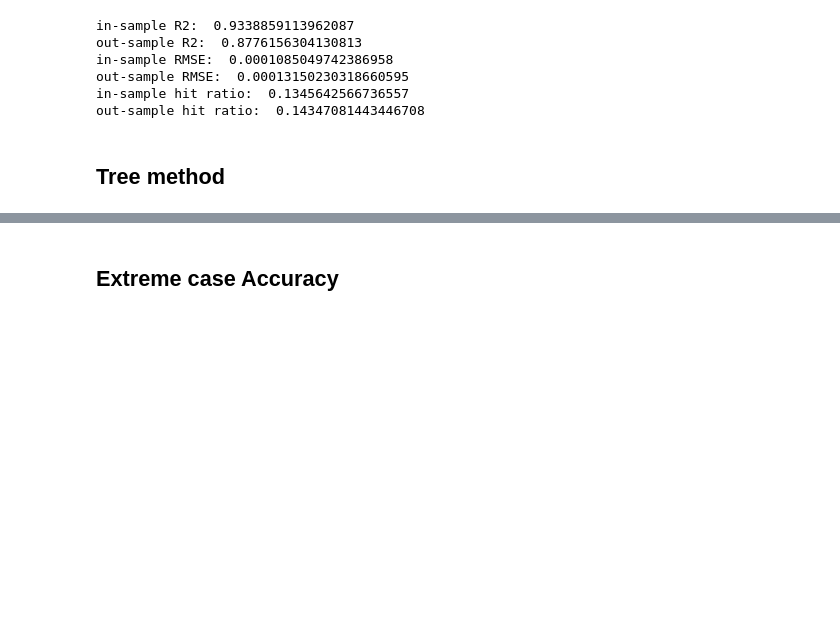
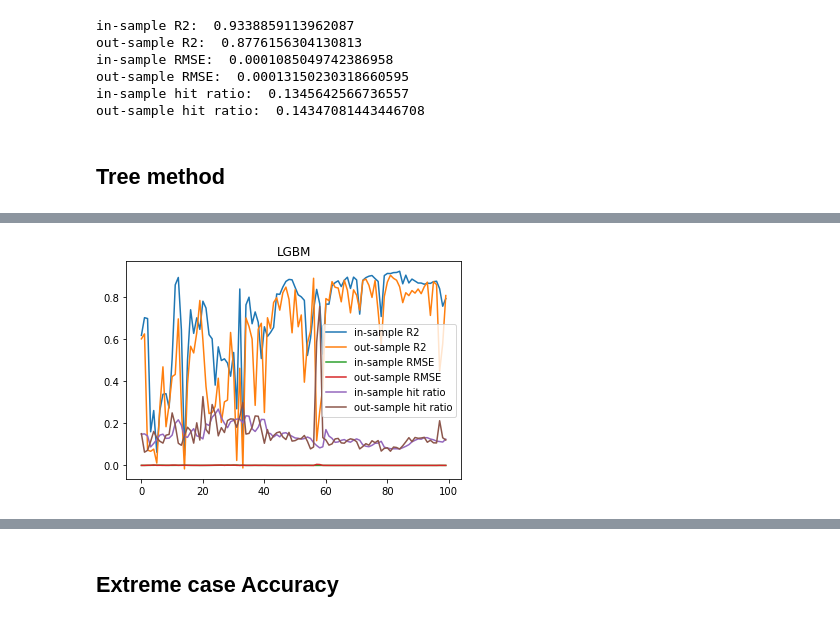
Before and after one commit to Jeremygaop/research-on-pair-trading, a Jupyter notebook: 4_predict_model.ipynb, the cells around one changed output, grey strips where cells are left out. Saved outputs shown, nothing was run; the diff lists cells and outputs as text; code cells hidden in the pictures; blank space fills up the shorter version.

```diff
--- a/4_predict_model.ipynb
+++ b/4_predict_model.ipynb
@@ -122,16 +121,72 @@ out-sample hit ratio:  0.14347081443446708
 # %% [markdown]
 ## Tree method
 # %%
-i = 0
+all_r2_in = []
+all_r2_out = []
+all_rmse_in = []
+all_rmse_out = []
+all_hit_ratio_in = []
+all_hit_ratio_out = []
+
 train_period = 3
-train_start_time = feature.index >= pd.to_datetime(str(day_list[i]) + ' 09:00:00.000', format = '%Y/%m/%d %H:%M:%S.%f')
-train_end_time = feature.index < pd.to_datetime(str(day_list[i + train_period - 1]) + ' 13:30:00.000', format = '%Y/%m/%d %H:%M:%S.%f')
-train = feature[train_start_time & train_end_time]
-test_start_time = feature.index >= pd.to_datetime(str(day_list[i + train_period]) + ' 09:00:00.000', format = '%Y/%m/%d %H:%M:%S.%f')
-test_end_time = feature.index < pd.to_datetime(str(day_list[i + train_period]) + ' 13:30:00.000', format = '%Y/%m/%d %H:%M:%S.%f')
-test = feature[test_start_time & test_end_time]
 
-X_train = train[train.columns[0:-1]]
-X_test = test[test.columns[0:-1]]
-y_train = train['delta_spread']
-y_test = test['delta_spread']
+for i in range(len(day_list) - train_period):
+    train_start_time = feature.index >= pd.to_datetime(str(day_list[i]) + ' 09:00:00.000', format = '%Y/%m/%d %H:%M:%S.%f')
+    train_end_time = feature.index < pd.to_datetime(str(day_list[i + train_period - 1]) + ' 13:30:00.000', format = '%Y/%m/%d %H:%M:%S.%f')
+    train = feature[train_start_time & train_end_time]
+    test_start_time = feature.index >= pd.to_datetime(str(day_list[i + train_period]) + ' 09:00:00.000', format = '%Y/%m/%d %H:%M:%S.%f')
+    test_end_time = feature.index < pd.to_datetime(str(day_list[i + train_period]) + ' 13:30:00.000', format = '%Y/%m/%d %H:%M:%S.%f')
+    test = feature[test_start_time & test_end_time]
+
+    X_train = train[train.columns[0:-1]]
+    X_test = test[test.columns[0:-1]]
+    y_train = train['delta_spread']
+    y_test = test['delta_spread']
+
+
+    gbm = lgb.LGBMRegressor(objective='regression',num_leaves=31,learning_rate=0.1,n_estimators=50)
+    gbm.fit(X_train, y_train,eval_set=[(X_test, y_test)],eval_metric='l1',early_stopping_rounds=5)
+
+    y_train_pred = gbm.predict(X_train, num_iteration=gbm.best_iteration_)
+    y_test_pred = gbm.predict(X_test, num_iteration=gbm.best_iteration_)
+
+    r2_in = r2_score(y_train, y_train_pred)
+    r2_out = r2_score(y_test, y_test_pred)
+    rmse_in = np.sqrt(np.mean((y_train_pred - y_train) ** 2))
+    rmse_out = np.sqrt(np.mean((y_test_pred - y_test) ** 2))
+
+    hit_ratio_in = 0
+    hit_ratio_out = 0
+    for i in range(len(y_train_pred)):
+        if y_train_pred[i] * y_train[i] > 0:
+            hit_ratio_in += 1
+
+    for i in range(len(y_test_pred)):
+        if y_test_pred[i] * y_test[i] > 0:
+            hit_ratio_out += 1
+
+    all_r2_in.append(r2_in)
+    all_r2_out.append(r2_out)
+    all_rmse_in.append(rmse_in)
+    all_rmse_out.append(rmse_out)
+    all_hit_ratio_in.append(hit_ratio_in / len(y_train_pred))
+    all_hit_ratio_out.append(hit_ratio_out / len(y_test_pred))
+
+plt.ylim((0, 1))
+plt.plot(all_r2_in, label='in-sample R2')
+plt.plot(all_r2_out, label='out-sample R2')
+plt.plot(all_rmse_in, label='in-sample RMSE')
+plt.plot(all_rmse_out, label='out-sample RMSE')
+plt.plot(all_hit_ratio_in, label='in-sample hit ratio')
+plt.plot(all_hit_ratio_out, label='out-sample hit ratio')
+plt.title('LGBM')
+plt.legend()
+plt.show()
+
+print("in-sample R2: ", sum(all_r2_in) / len(all_r2_in))
+print("out-sample R2: ", sum(all_r2_out) / len(all_r2_out))
+print("in-sample RMSE: ", sum(all_rmse_in) / len(all_rmse_in))
+print("out-sample RMSE: ", sum(all_rmse_out) / len(all_rmse_out))
+print("in-sample hit ratio: ", sum(all_hit_ratio_in) / len(all_hit_ratio_in))
+print("out-sample hit ratio: ", sum(all_hit_ratio_out) / len(all_hit_ratio_out))
+# %% [output]
@@ -137,0 +210 @@ y_test = test['delta_spread']
+[figure, added]
```
Also changed, not shown: parts of 7 cells of this notebook.
